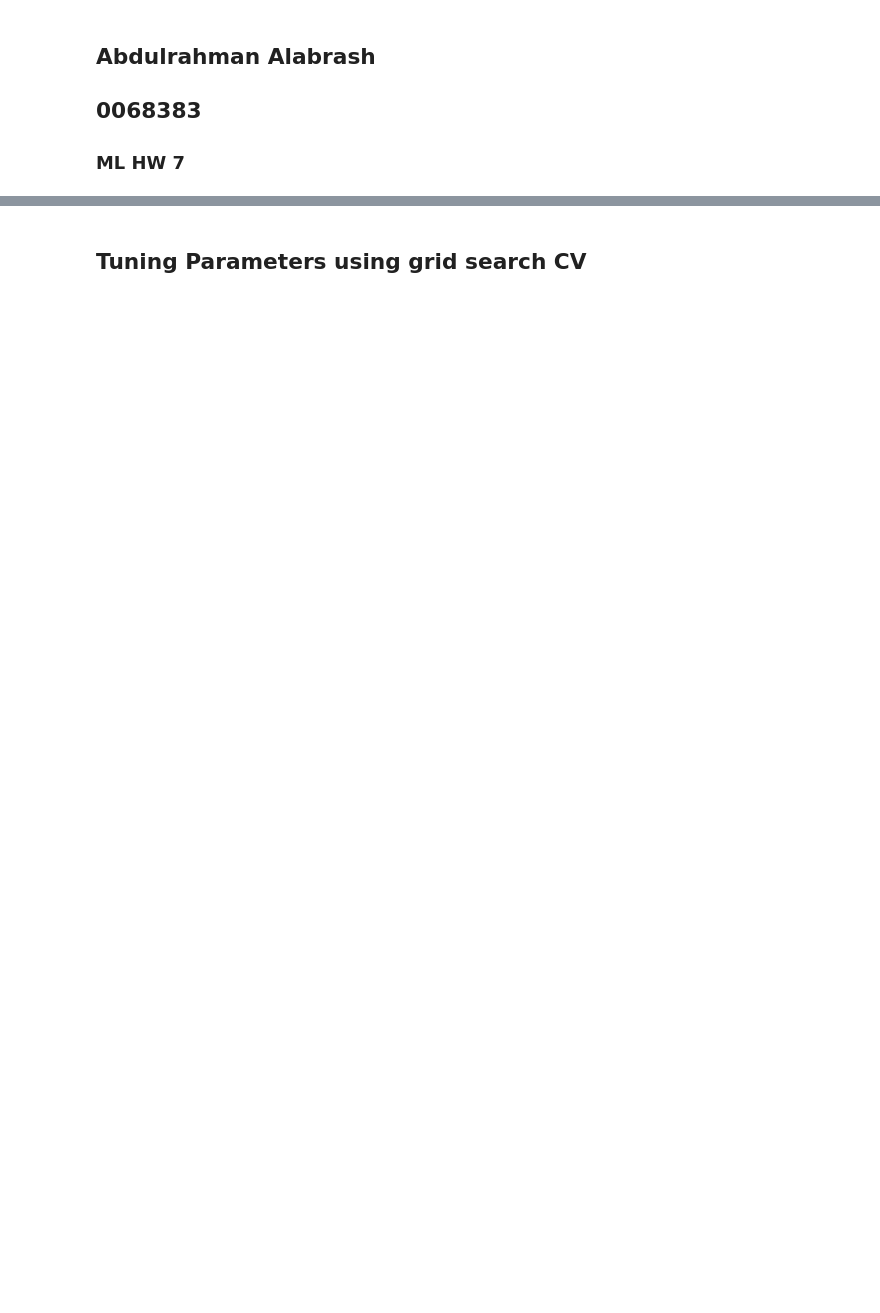
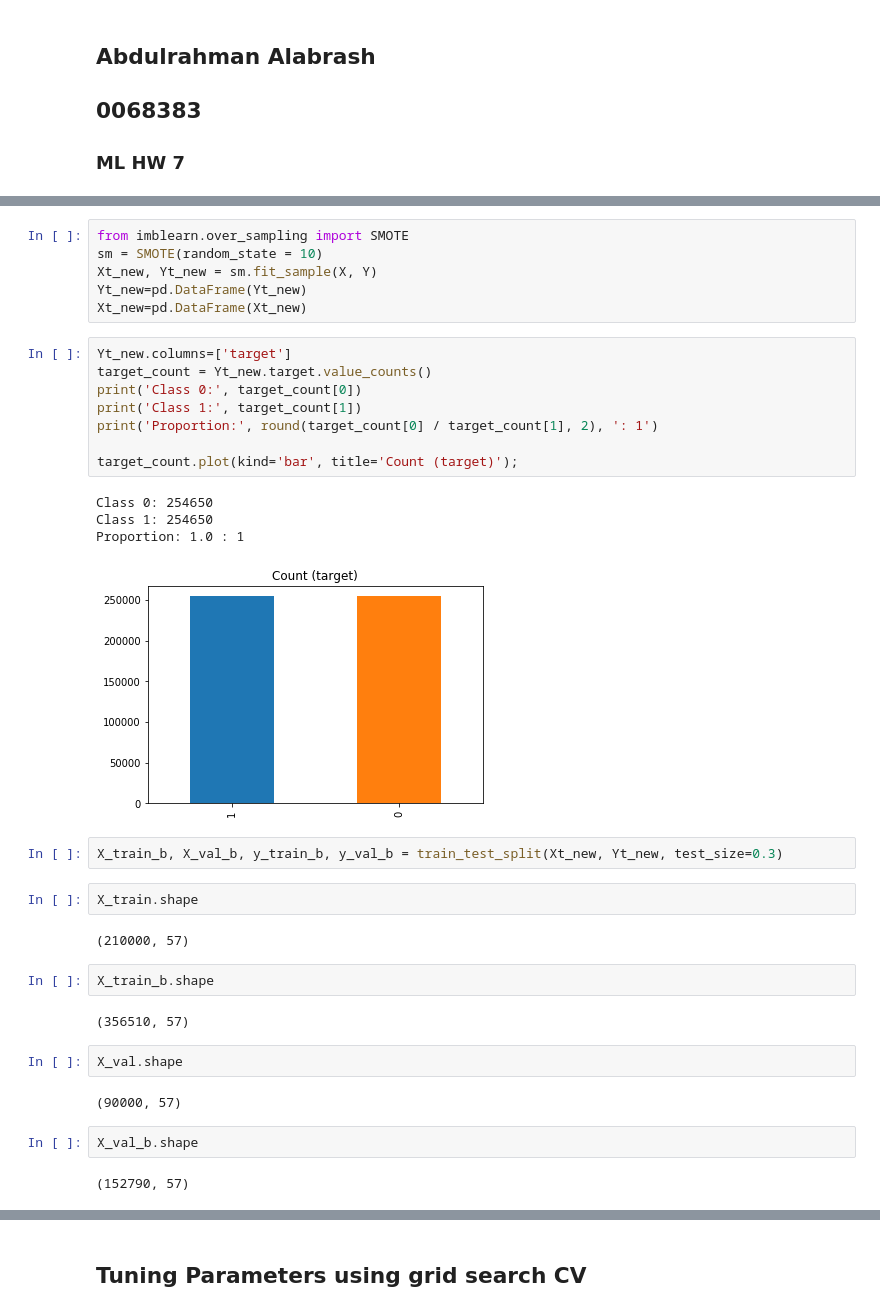
Before and after one commit to alabrashJr/ML_Project, a Jupyter notebook: Final Project.ipynb, the cells around one changed output, grey strips where cells are left out. Drawn from its saved outputs; the diff is of its cells as text; blank space fills up the shorter version.

```diff
--- a/Final Project.ipynb
+++ b/Final Project.ipynb
@@ -369,0 +68,37 @@ Cross-Validation Score : 94.505%
+# %%
+from imblearn.over_sampling import SMOTE
+sm = SMOTE(random_state = 10)
+Xt_new, Yt_new = sm.fit_sample(X, Y)
+Yt_new=pd.DataFrame(Yt_new)
+Xt_new=pd.DataFrame(Xt_new)
+# %%
+Yt_new.columns=['target']
+target_count = Yt_new.target.value_counts()
+print('Class 0:', target_count[0])
+print('Class 1:', target_count[1])
+print('Proportion:', round(target_count[0] / target_count[1], 2), ': 1')
+
+target_count.plot(kind='bar', title='Count (target)');
+# %% [output]
+Class 0: 254650
+Class 1: 254650
+Proportion: 1.0 : 1
+[figure, added]
+# %%
+X_train_b, X_val_b, y_train_b, y_val_b = train_test_split(Xt_new, Yt_new, test_size=0.3)
+# %%
+X_train.shape
+# %% [output]
+(210000, 57)
+# %%
+X_train_b.shape
+# %% [output]
+(356510, 57)
+# %%
+X_val.shape
+# %% [output]
+(90000, 57)
+# %%
+X_val_b.shape
+# %% [output]
+(152790, 57)
```
Also changed, not shown: parts of 96 cells of this notebook.
